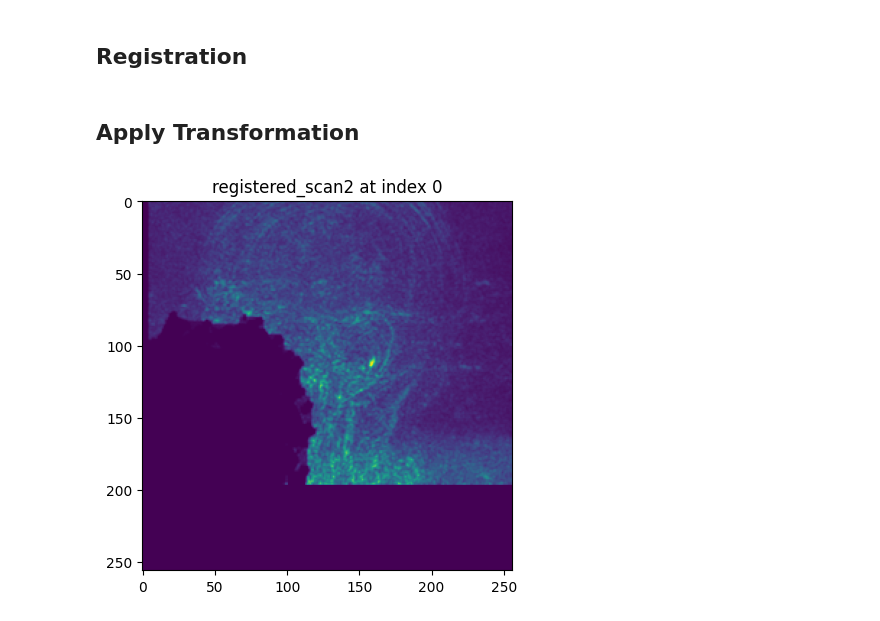
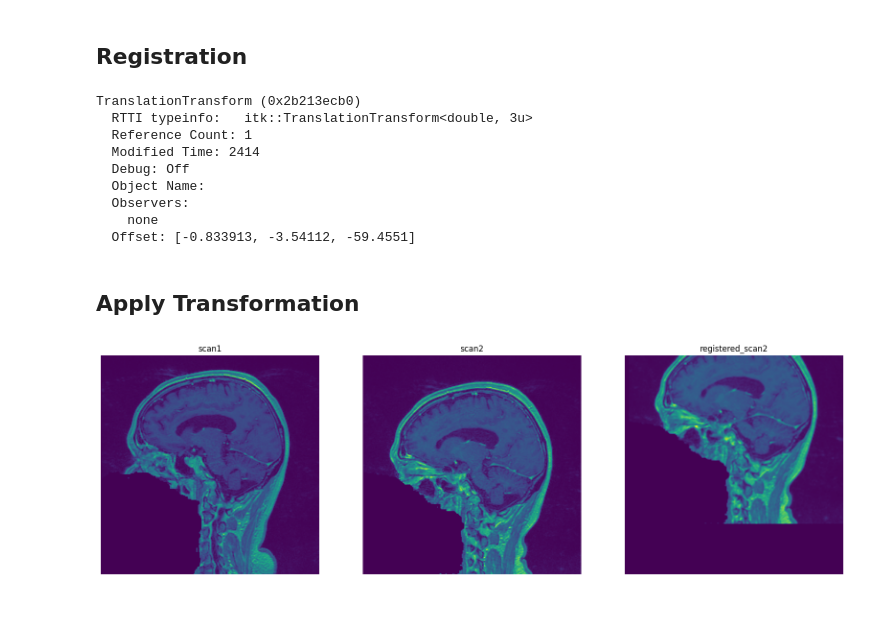
Before and after one commit to vertven/itk-vtk, a Jupyter notebook: project.ipynb, the cells around one changed output. Drawn from its saved outputs; the diff is of its cells as text; code cells hidden in the pictures.

Commit message:
feat: better visualization

```diff
--- a/project.ipynb
+++ b/project.ipynb
@@ -36,0 +25,14 @@ show_image(itk.GetArrayFromImage(scan2), 0, "scan2")
+# %%
+def show_images(images, index, titles):
+
+    gridX = 1
+    gridY = len(images)
+
+    fig = plt.figure(figsize=(20, 20))
+    for i in range(len(images)):
+        ax = fig.add_subplot(gridX, gridY, i + 1)
+        ax.imshow(images[i][index, :, :])
+        ax.set_title(titles[i])
+        ax.axis("off")
+
+    plt.show()
@@ -42,7 +48,8 @@ show_image(itk.GetArrayFromImage(scan2), 0, "scan2")
 def register(fixed_image, moving_image):
 
     # create registration object
-    registration_method = itk.ImageRegistrationMethodv4[itk.Image[itk.F, 3], itk.Image[itk.F, 3]].New()
+    registration_method = itk.ImageRegistrationMethodv4[itk.Image[itk.F, 3], itk.Image[itk.F, 3]].New(
+    )
 
     # set registration method
     registration_method.SetFixedImage(fixed_image)
@@ -54,7 +61,8 @@ def register(fixed_image, moving_image):
     registration_method.SetInitialTransform(initial_transform)
 
     # set metric
-    metric = itk.MeanSquaresImageToImageMetricv4[itk.Image[itk.F, 3], itk.Image[itk.F, 3]].New()
+    metric = itk.MeanSquaresImageToImageMetricv4[itk.Image[itk.F, 3], itk.Image[itk.F, 3]].New(
+    )
     registration_method.SetMetric(metric)
 
     # set optimizer
@@ -77,6 +85,17 @@ def register(fixed_image, moving_image):
     return final_transform
 # %%
 final_transform = register(scan1, scan2)
+print(final_transform)
+# %% [output]
+TranslationTransform (0x2b213ecb0)
+  RTTI typeinfo:   itk::TranslationTransform<double, 3u>
+  Reference Count: 1
+  Modified Time: 2414
+  Debug: Off
+  Object Name:
+  Observers:
+    none
+  Offset: [-0.833913, -3.54112, -59.4551]
 # %% [markdown]
 ## Apply Transformation
 # %%
@@ -89,6 +109,8 @@ def apply_transform(transform, image):
     return resample_filter.GetOutput()
 # %%
 registered_scan2 = apply_transform(final_transform, scan2)
-show_image(itk.GetArrayFromImage(registered_scan2), 0, "registered_scan2")
+
+show_images([scan1, scan2, registered_scan2], 100,
+            ["scan1", "scan2", "registered_scan2"])
 # %% [output]
-[figure, old version]
+[figure, new version]
```
Also changed, not shown: parts of 4 cells of this notebook.
